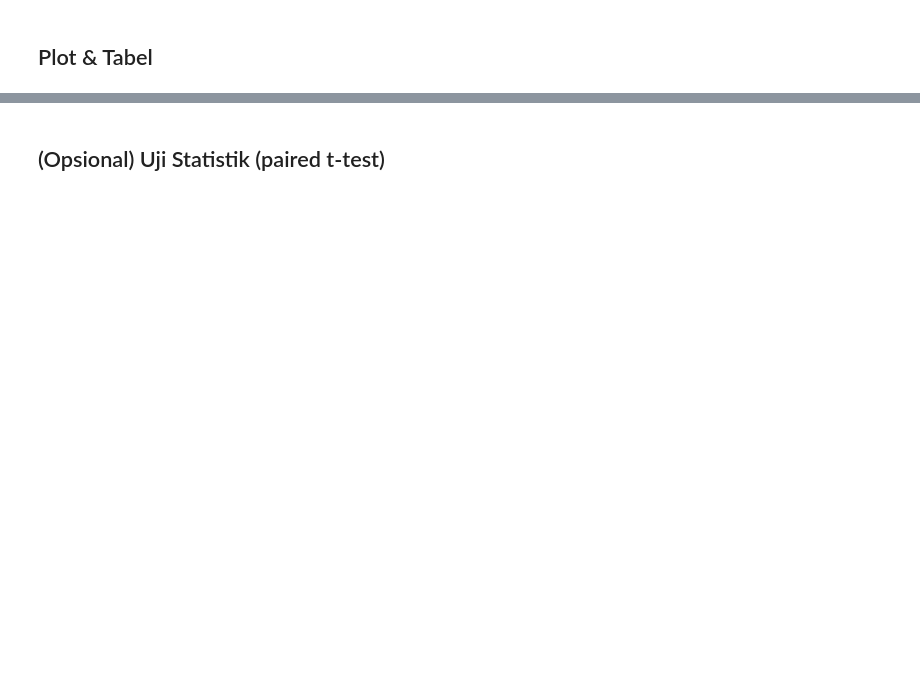
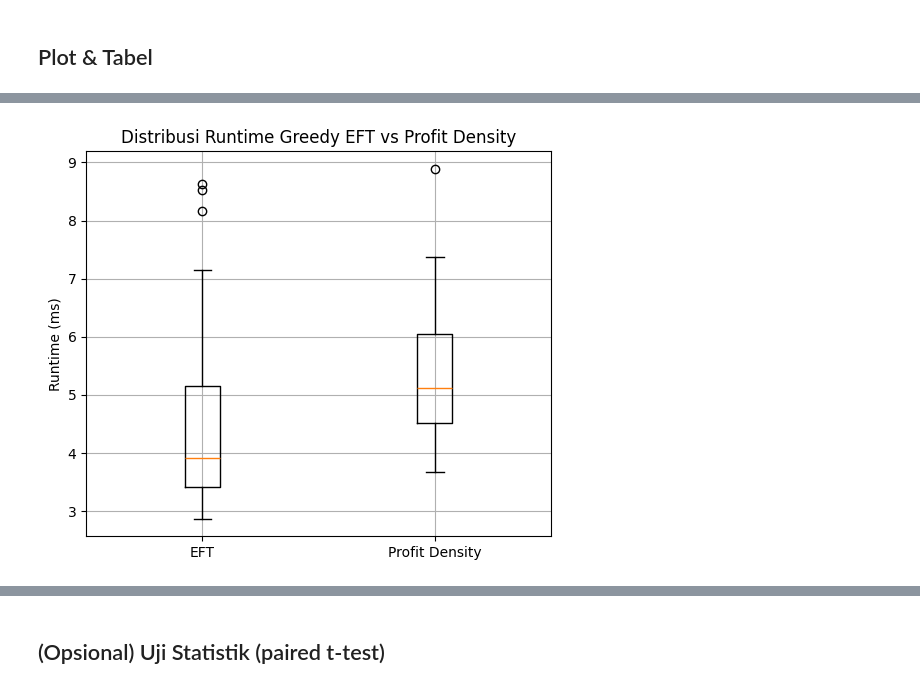
Before and after one commit to rrrambatsigma/DAA_Kelompok4_KelasA_IntSched, a Jupyter notebook: notebook/01 Bentuk Jupyter File Project.ipynb, the cells around one changed output, grey strips where cells are left out. Drawn from its saved outputs; the diff is of its cells as text; code cells hidden in the pictures; blank space fills up the shorter version.

```diff
--- a/notebook/01 Bentuk Jupyter File Project.ipynb
+++ b/notebook/01 Bentuk Jupyter File Project.ipynb
@@ -474,0 +820,27 @@ Error:
+# %%
+import matplotlib.pyplot as plt
+
+# ============================================================
+# BOXPLOT: Runtime per Algoritma (tanpa n)
+# ============================================================
+
+plt.figure(figsize=(6, 5))
+
+# Ambil data runtime per algoritma
+data = [
+    results_df[results_df["algorithm"] == "EFT"]["time_ms"],
+    results_df[results_df["algorithm"] == "Density"]["time_ms"]
+]
+
+plt.boxplot(
+    data,
+    labels=["EFT", "Profit Density"],
+    showfliers=True
+)
+
+plt.ylabel("Runtime (ms)")
+plt.title("Distribusi Runtime Greedy EFT vs Profit Density")
+plt.grid(True)
+plt.show()
+# %% [output]
+[figure, added]
```
Also changed, not shown: parts of 34 cells of this notebook, 2 other files.
